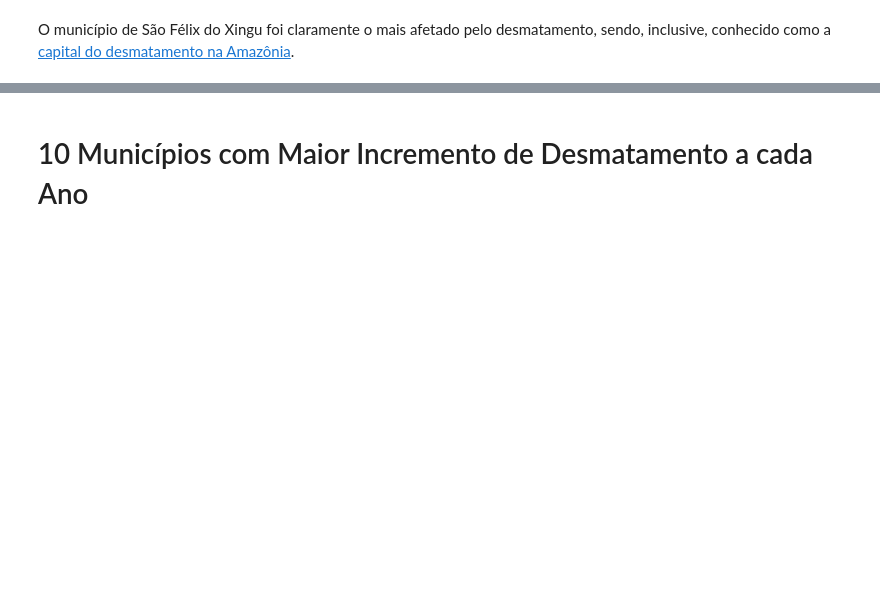
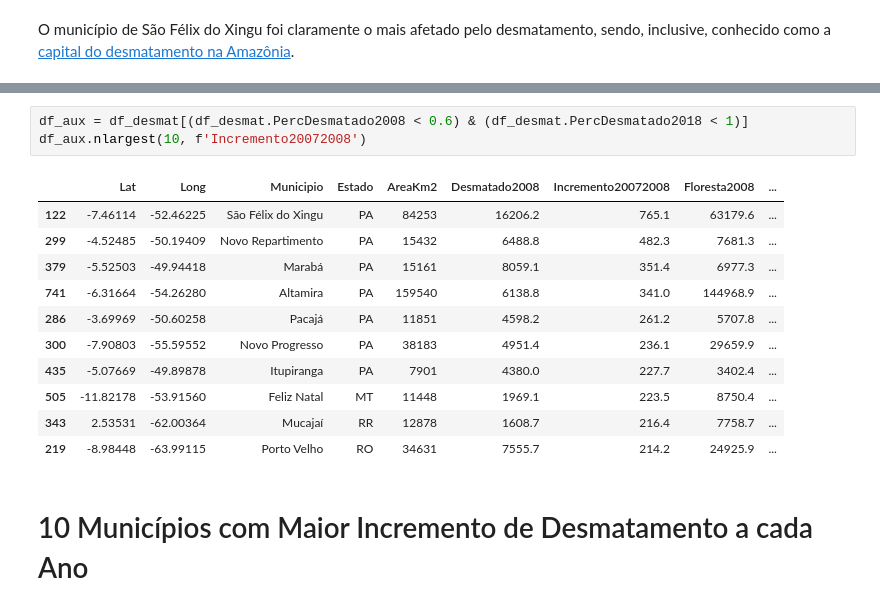
Before and after one commit to george-gca/MO826_IA368_CF044, a Jupyter notebook: notebooks/Análise_Exploratória_Dados_de_Desmatamento.ipynb, the cells around one changed output, grey strips where cells are left out. Drawn from its saved outputs; the diff is of its cells as text; blank space fills up the shorter version.

```diff
--- a/notebooks/Análise_Exploratória_Dados_de_Desmatamento.ipynb
+++ b/notebooks/Análise_Exploratória_Dados_de_Desmatamento.ipynb
@@ -495,3 +554,18 @@ O município de São Félix do Xingu foi claramente o mais afetado pelo desmatam
+# %%
+df_aux = df_desmat[(df_desmat.PercDesmatado2008 < 0.6) & (df_desmat.PercDesmatado2018 < 1)]
+df_aux.nlargest(10, f'Incremento20072008')
+# %% [output]
+|  | Lat | Long | Municipio | Estado | AreaKm2 | Desmatado2008 | Incremento20072008 | Floresta2008 | ... |
+| 122 | -7.46114 | -52.46225 | São Félix do Xingu | PA | 84253 | 16206.2 | 765.1 | 63179.6 | ... |
+| 299 | -4.52485 | -50.19409 | Novo Repartimento | PA | 15432 | 6488.8 | 482.3 | 7681.3 | ... |
+| 379 | -5.52503 | -49.94418 | Marabá | PA | 15161 | 8059.1 | 351.4 | 6977.3 | ... |
+| 741 | -6.31664 | -54.26280 | Altamira | PA | 159540 | 6138.8 | 341.0 | 144968.9 | ... |
+| 286 | -3.69969 | -50.60258 | Pacajá | PA | 11851 | 4598.2 | 261.2 | 5707.8 | ... |
+| 300 | -7.90803 | -55.59552 | Novo Progresso | PA | 38183 | 4951.4 | 236.1 | 29659.9 | ... |
+| 435 | -5.07669 | -49.89878 | Itupiranga | PA | 7901 | 4380.0 | 227.7 | 3402.4 | ... |
+| 505 | -11.82178 | -53.91560 | Feliz Natal | MT | 11448 | 1969.1 | 223.5 | 8750.4 | ... |
+| 343 | 2.53531 | -62.00364 | Mucajaí | RR | 12878 | 1608.7 | 216.4 | 7758.7 | ... |
+| 219 | -8.98448 | -63.99115 | Porto Velho | RO | 34631 | 7555.7 | 214.2 | 24925.9 | ... |
 # %% [markdown]
 # 10 Municípios com Maior Incremento de Desmatamento a cada Ano
 # %%
```
Also changed, not shown: parts of 21 cells of this notebook, 1 other file.
